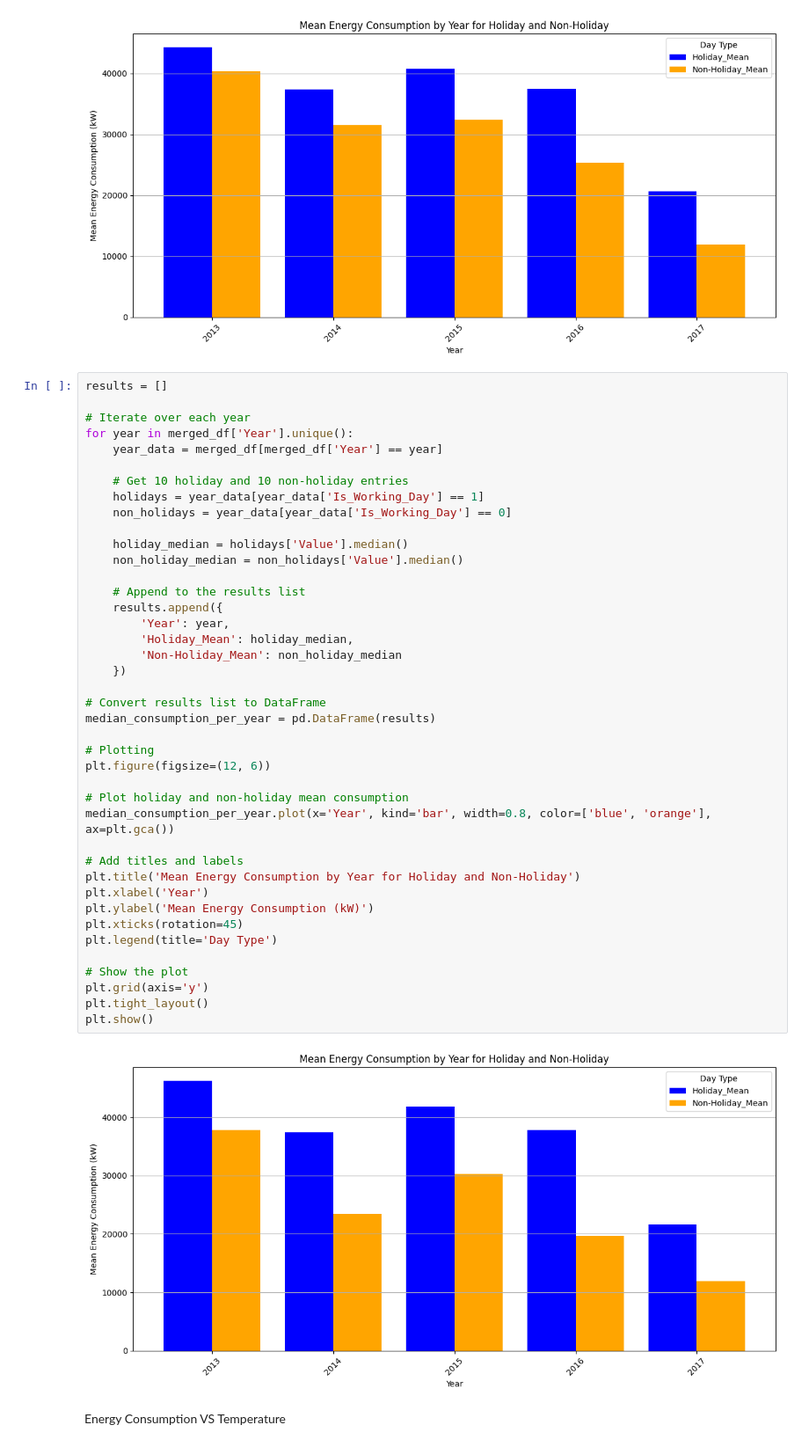
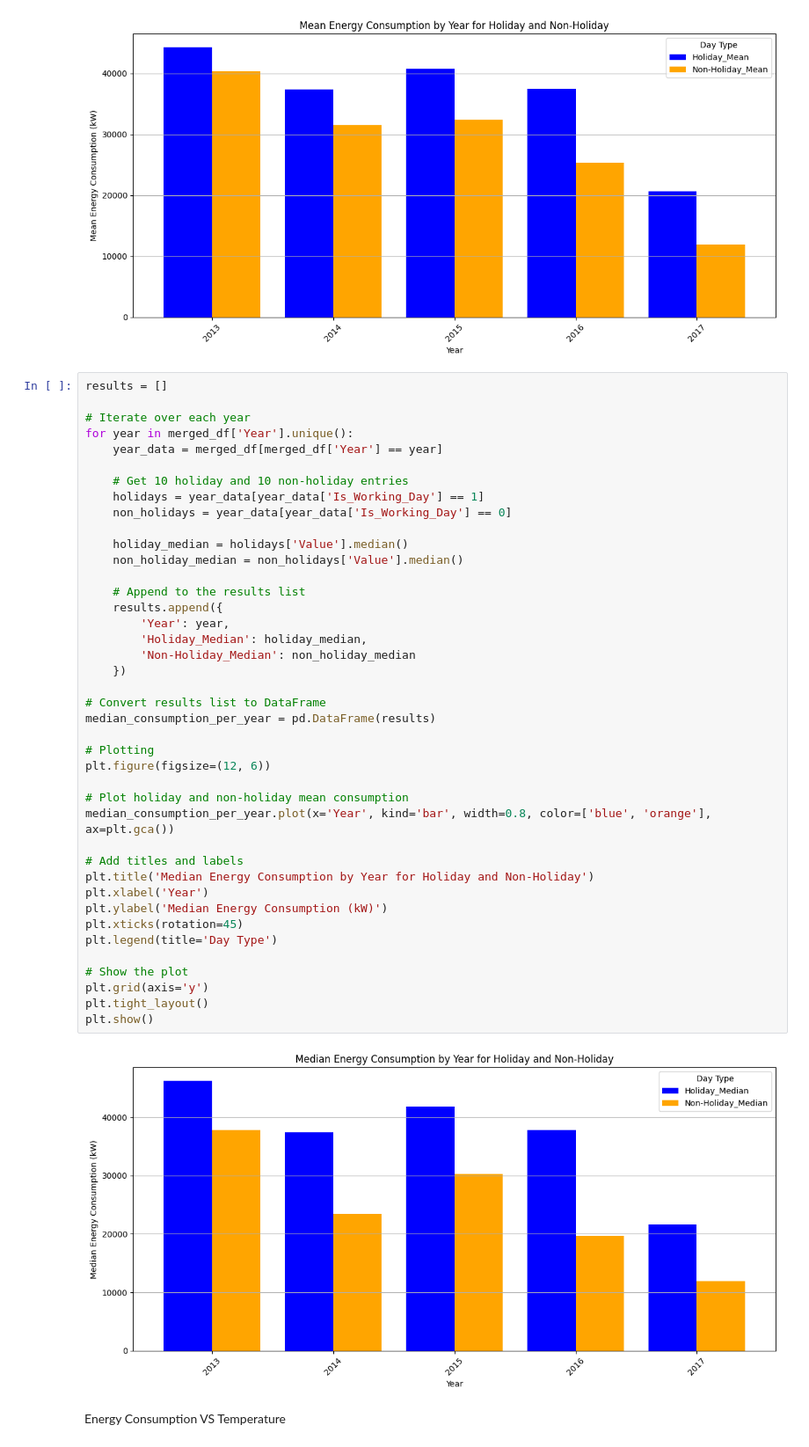
Before and after one commit to Melbinmatheew/Energy-Consumption-Forcasting, a Jupyter notebook: Notebooks/Data Preprocessing.ipynb, the cells around one changed output. Shown at 88% size. Drawn from its saved outputs; the diff is of its cells as text.

```diff
--- a/Notebooks/Data Preprocessing.ipynb
+++ b/Notebooks/Data Preprocessing.ipynb
@@ -804,38 +804,38 @@ for year in merged_df['Year'].unique():
     holidays = year_data[year_data['Is_Working_Day'] == 1]
     non_holidays = year_data[year_data['Is_Working_Day'] == 0]
 
     holiday_median = holidays['Value'].median()
     non_holiday_median = non_holidays['Value'].median()
 
     # Append to the results list
     results.append({
         'Year': year,
-        'Holiday_Mean': holiday_median,
-        'Non-Holiday_Mean': non_holiday_median
+        'Holiday_Median': holiday_median,
+        'Non-Holiday_Median': non_holiday_median
     })
 
 # Convert results list to DataFrame
 median_consumption_per_year = pd.DataFrame(results)
 
 # Plotting
 plt.figure(figsize=(12, 6))
 
 # Plot holiday and non-holiday mean consumption
 median_consumption_per_year.plot(x='Year', kind='bar', width=0.8, color=['blue', 'orange'], ax=plt.gca())
 
 # Add titles and labels
-plt.title('Mean Energy Consumption by Year for Holiday and Non-Holiday')
+plt.title('Median Energy Consumption by Year for Holiday and Non-Holiday')
 plt.xlabel('Year')
-plt.ylabel('Mean Energy Consumption (kW)')
+plt.ylabel('Median Energy Consumption (kW)')
 plt.xticks(rotation=45)
 plt.legend(title='Day Type')
 
 # Show the plot
 plt.grid(axis='y')
 plt.tight_layout()
 plt.show()
 # %% [output]
-[figure, old version]
+[figure, new version]
 # %% [markdown]
 Energy Consumption VS Temperature
 # %%
```
